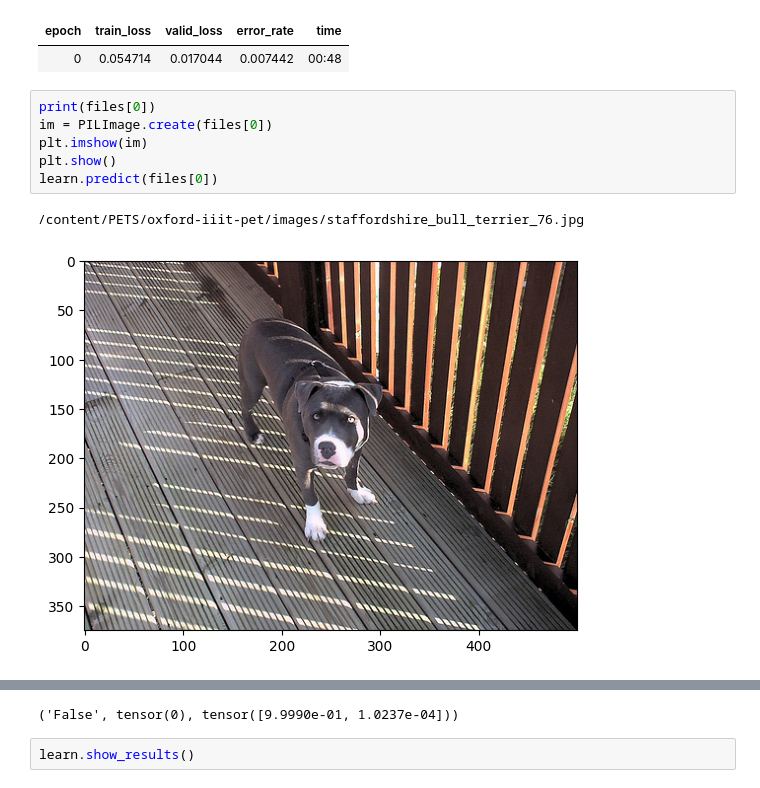
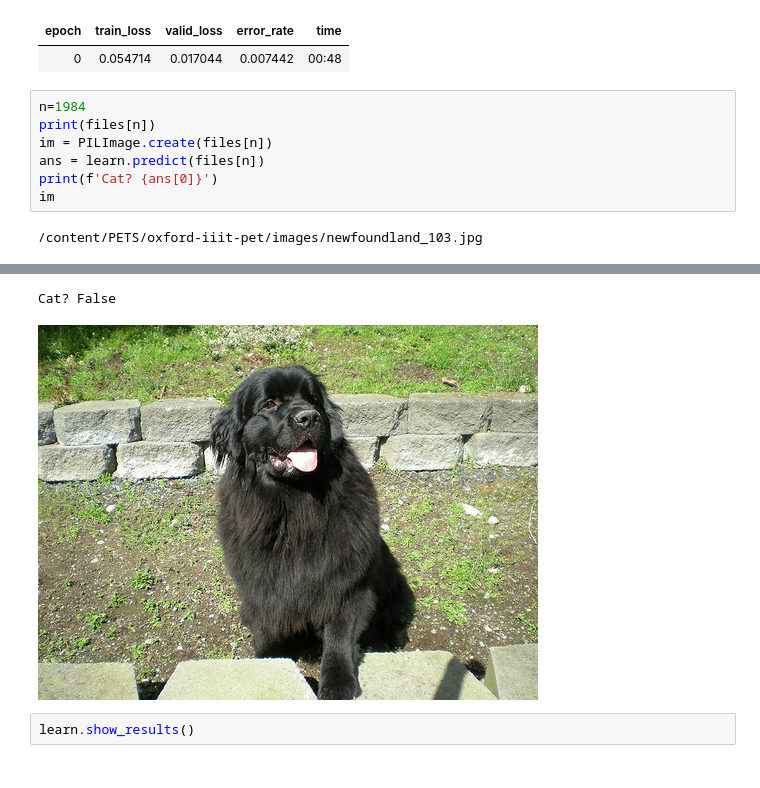
Before and after one commit to hufsaim/T10306201, a Jupyter notebook: fastai/01_cat_vs_dog.ipynb, the cells around one changed output, grey strips where cells are left out. Saved outputs shown, nothing was run; the diff lists cells and outputs as text.

```diff
--- a/fastai/01_cat_vs_dog.ipynb
+++ b/fastai/01_cat_vs_dog.ipynb
@@ -38,16 +38,17 @@ learn.fine_tune(1)
 | epoch | train_loss | valid_loss | error_rate | time |
 | 0 | 0.054714 | 0.017044 | 0.007442 | 00:48 |
 # %%
-print(files[0])
-im = PILImage.create(files[0])
-plt.imshow(im)
-plt.show()
-learn.predict(files[0])
+n=1984
+print(files[n])
+im = PILImage.create(files[n])
+ans = learn.predict(files[n])
+print(f'Cat? {ans[0]}')
+im
 # %% [output]
-/content/PETS/oxford-iiit-pet/images/staffordshire_bull_terrier_76.jpg
+/content/PETS/oxford-iiit-pet/images/newfoundland_103.jpg
-[figure, old version]
 [interactive output not drawn]
-('False', tensor(0), tensor([9.9990e-01, 1.0237e-04]))
+Cat? False
+[figure, new version]
 # %%
 learn.show_results()
 # %% [output]
```
